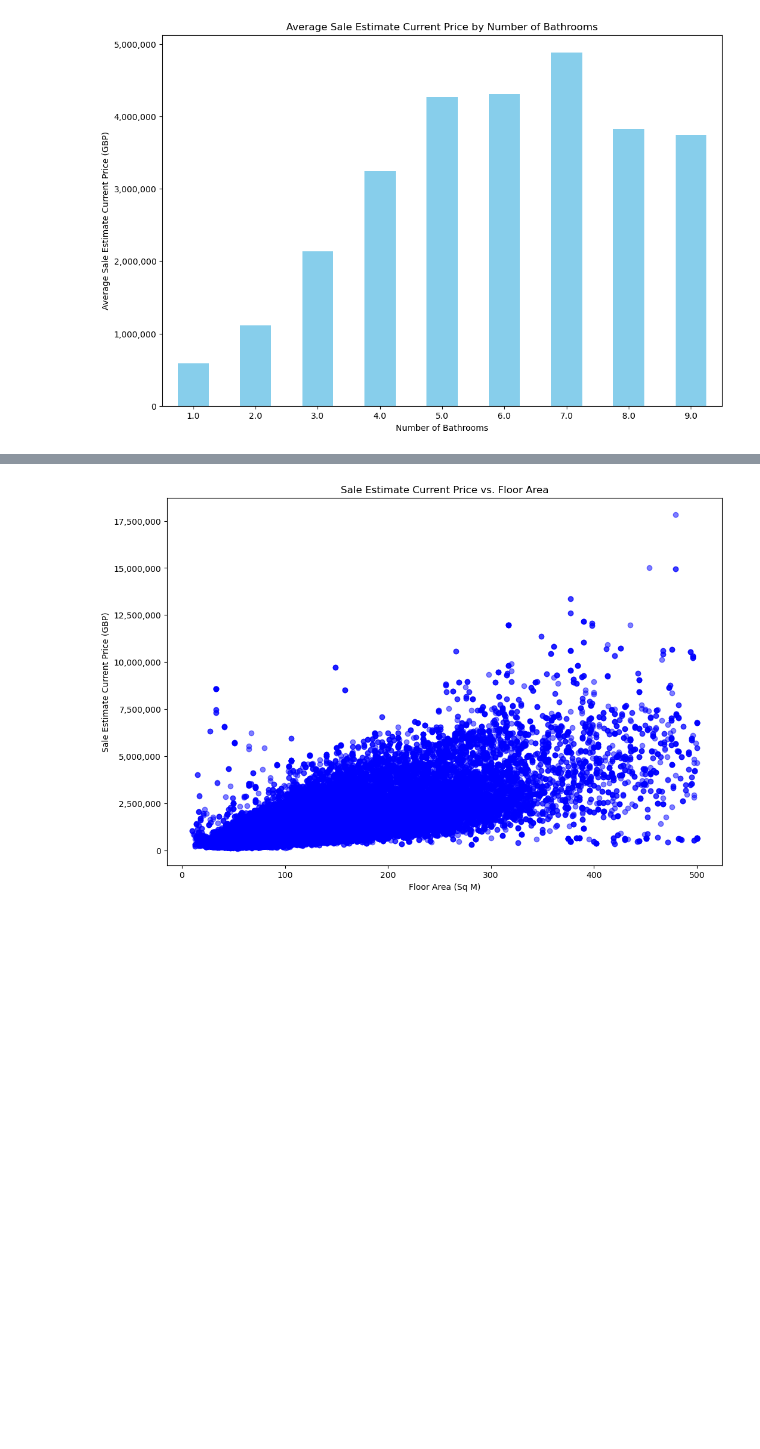
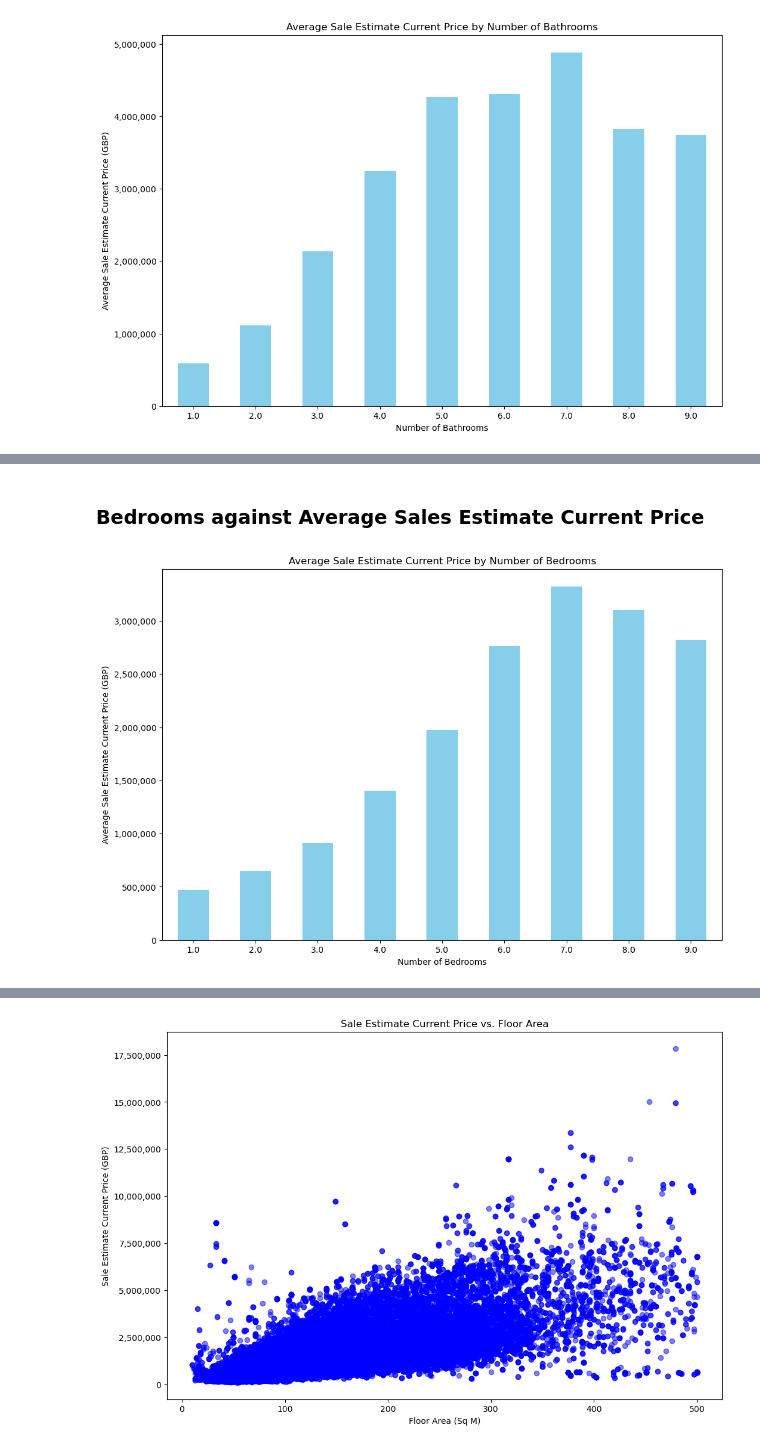
Before and after one commit to SanjayRaju2000/London-House-Price-Prediction, a Jupyter notebook: notebooks/02-eda.ipynb, the cells around one changed output, grey strips where cells are left out. Cells and saved outputs as stored; diff of their text form; code cells hidden in the pictures; blank space fills up the shorter version.

```diff
--- a/notebooks/02-eda.ipynb
+++ b/notebooks/02-eda.ipynb
@@ -11,6 +18,6 @@ from matplotlib.ticker import FuncFormatter
 # %%
 # Creating data frame
-clean_house_df = pd.read_csv("london_house_price_data_clean.csv")
+clean_house_df = pd.read_csv(r'C:\Users\sanja\capstone-SanjayRaju2000\src\data\london_house_price_data_clean.csv')
 clean_house_df.head()
 # %% [output]
 |  | fullAddress | postcode | outcode | latitude | longitude | bathrooms | bedrooms | floorAreaSqM | livingRooms | ... |
@@ -103,0 +154,24 @@ plt.show()
+# %% [markdown]
+### Bedrooms against Average Sales Estimate Current Price
+# %%
+# Calculating mean saleEstimate_currentPrice for each number of bedrooms
+bedroom_prices = clean_house_df.groupby('bedrooms')['saleEstimate_currentPrice'].mean()
+
+# Plotting bar chart
+plt.figure(figsize=(12, 8))
+bedroom_prices.plot(kind='bar', color='skyblue')
+plt.title('Average Sale Estimate Current Price by Number of Bedrooms')
+plt.xlabel('Number of Bedrooms')
+plt.ylabel('Average Sale Estimate Current Price (GBP)')
+plt.xticks(rotation=0)
+
+# Formatting the y-axis to show labels as currency
+plt.gca().get_yaxis().set_major_formatter(
+    plt.FuncFormatter(lambda x, p: format(int(x), ',')))  # Adds commas to the y-axis labels
+
+# Save the figure
+#plt.savefig('Price_by Number_of_Bedrooms.png', dpi=300, bbox_inches='tight')
+
+plt.show()
+# %% [output]
+[figure, added]
```
Also changed, not shown: parts of 38 cells of this notebook.
